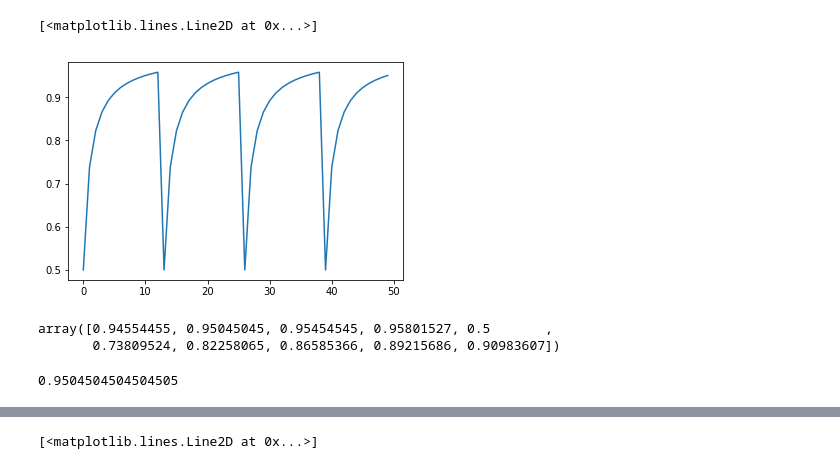
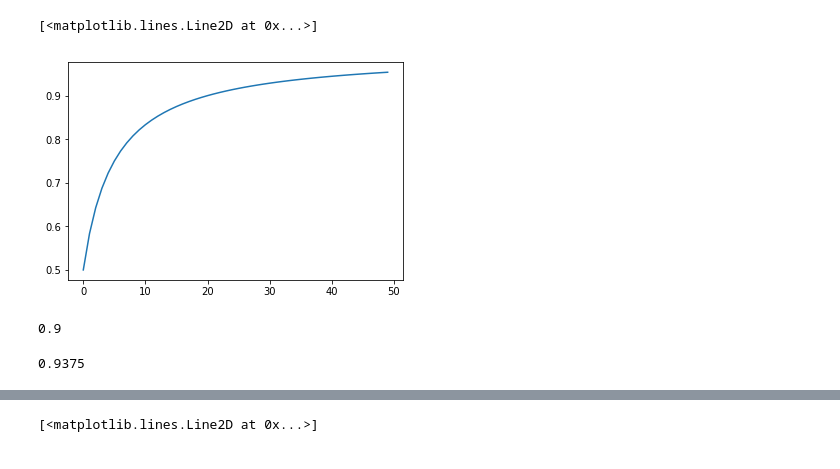
Before and after one commit to shaswot/dsn_eno, a Jupyter notebook: scratch.ipynb, the cells around one changed output, grey strips where cells are left out. Saved outputs shown, nothing was run; the diff lists cells and outputs as text; code cells hidden in the pictures.

```diff
--- a/scratch.ipynb
+++ b/scratch.ipynb
@@ -19,31 +20,41 @@ print(x.flatten()[index])
 # %%
 e = 0
-lr = 1e-4
-lr_rec = []
 e_rec = []
-A = 1.1
+A = 5
 counter=0
 for iteration in np.arange(0,50):
-    counter = iteration%13
+    counter = iteration
     e = 0.5*counter/(counter+A)+0.5
     e_rec= np.append(e_rec,e)
-    if(iteration%10==0):
-        lr = lr/3
-        lr_rec= np.append(lr_rec,lr)
 
 plt.plot(e_rec)
+
+# e = 0
+# lr = 1e-4
+# lr_rec = []
+# e_rec = []
+# A = 1.1
+# counter=0
+# for iteration in np.arange(0,50):
+#     counter = iteration%13
+#     e = 0.5*counter/(counter+A)+0.5
+#     e_rec= np.append(e_rec,e)
+#     if(iteration%10==0):
+#         lr = lr/3
+#         lr_rec= np.append(lr_rec,lr)
+
+# plt.plot(e_rec)
 # %% [output]
 [<matplotlib.lines.Line2D at 0x...>]
-[figure, old version]
+[figure, new version]
-# %%
-e_rec[35:45]
-# %% [output]
-array([0.94554455, 0.95045045, 0.95454545, 0.95801527, 0.5       ,
-       0.73809524, 0.82258065, 0.86585366, 0.89215686, 0.90983607])
+# %%
+e_rec[20]
+# %% [output]
+0.9
 # %%
 e_rec[-1]
 # %% [output]
-0.9504504504504505
+0.9375
 # %%
 import numpy as np
 import matplotlib.pyplot as plt
```
Also changed, not shown: parts of 5 cells of this notebook, 13 other files.
